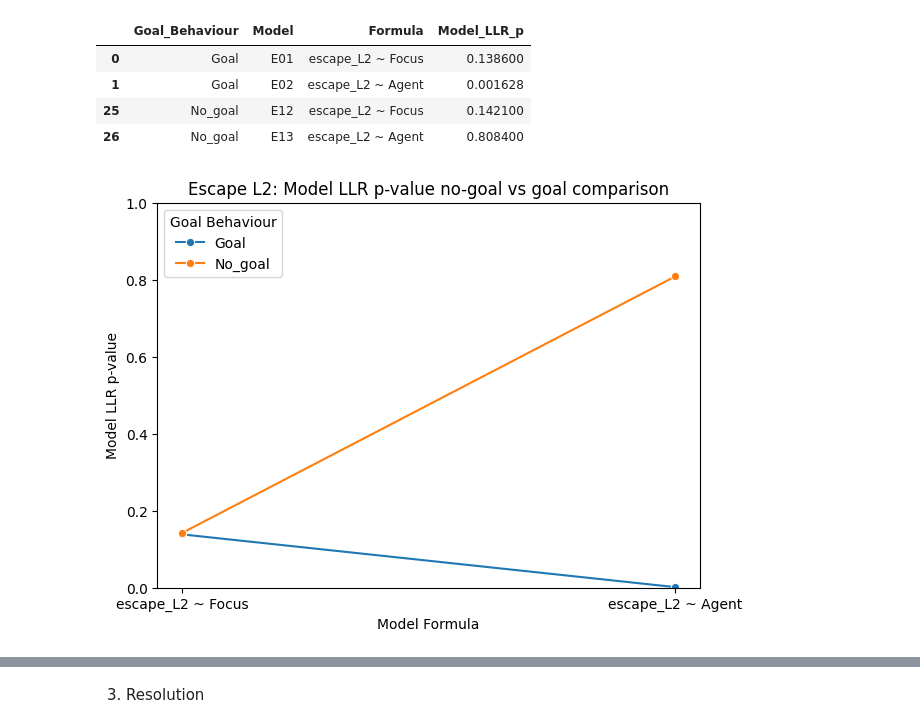
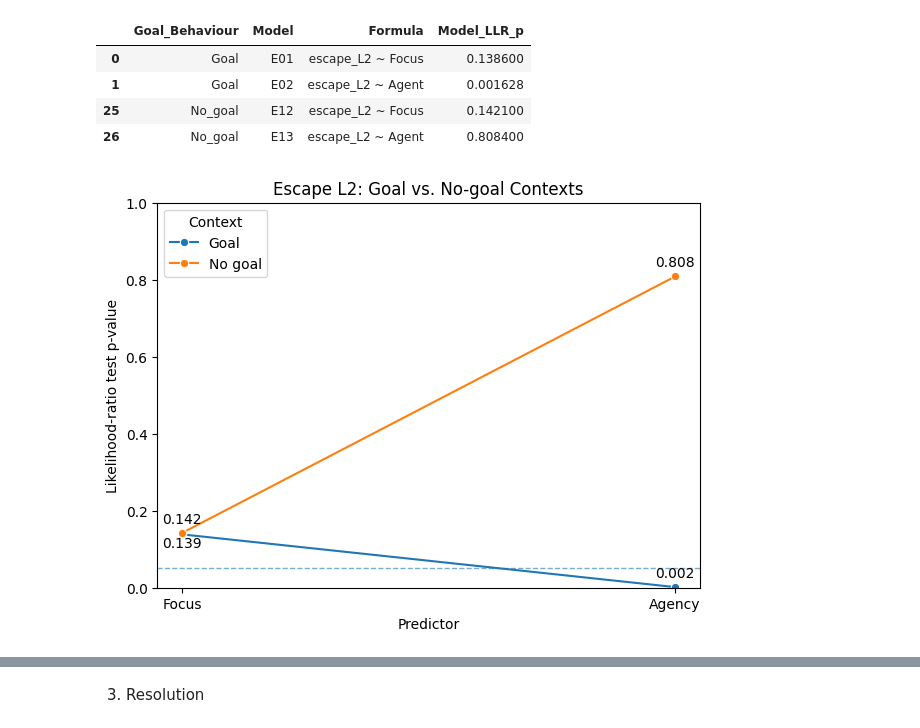
Before and after one commit to RoSoMu/counterfactual-desiderative-processing, a Jupyter notebook: notebooks/modeling/14_no_goal_behaviour_summary.ipynb, the cells around one changed output, grey strips where cells are left out. Drawn from its saved outputs; the diff is of its cells as text; code cells hidden in the pictures.

Commit message:
no-goal behaviour summary plots

```diff
--- a/notebooks/modeling/14_no_goal_behaviour_summary.ipynb
+++ b/notebooks/modeling/14_no_goal_behaviour_summary.ipynb
@@ -154,25 +161,60 @@ escape_data
 | 1 | Goal | E02 | escape_L2 ~ Agent | 0.001628 |
 | 25 | No_goal | E12 | escape_L2 ~ Focus | 0.142100 |
 | 26 | No_goal | E13 | escape_L2 ~ Agent | 0.808400 |
+# %%
+escape_data["Goal_Behaviour"] = escape_data["Goal_Behaviour"].replace({
+    "Goal": "Goal",
+    "No_goal": "No goal"
+})
 # %%
 plt.figure(figsize=(7, 5))
 
-sns.lineplot(
+ax = sns.lineplot(
     data=escape_data,
     x="Formula",
     y="Model_LLR_p",
     hue="Goal_Behaviour",
     marker="o"
 )
 
-plt.xticks([0, 1], ["escape_L2 ~ Focus", "escape_L2 ~ Agent"])
-plt.ylim(0, 1)
+ax.set_xticks([0, 1])
+ax.set_xticklabels(["Focus", "Agency"])
+ax.set_ylim(0, 1)
+ax.set_xlabel("Predictor")
+ax.set_ylabel("Likelihood-ratio test p-value")
+ax.set_title(
+    "Escape L2: Goal vs. No-goal Contexts"
+)
 
-plt.xlabel("Model Formula")
-plt.ylabel("Model LLR p-value")
-plt.title("Escape L2: Model LLR p-value no-goal vs goal comparison")
+ax.legend(
+    title="Context"
+)
 
-plt.legend(title="Goal Behaviour")
-plt.show()
+# Significance reference
+
+ax.axhline(
+    0.05,
+    linestyle="--",
+    linewidth=1,
+    alpha=0.6
+)
+
+# Add p-value labels
+
+for _, row in escape_data.iterrows():
+    x = 0 if "Focus" in row["Formula"] else 1
+    y = row["Model_LLR_p"]
+    if y < 0.05:
+        offset = 0.025
+    elif row["Goal_Behaviour"] == "No goal":
+        offset = 0.025
+    else:
+        offset = -0.035
+    ax.text(
+        x,
+        y + offset,
+        f"{y:.3f}",
+        ha="center"
+    )
 # %% [output]
-[figure, old version]
+[figure, new version]
```
Also changed, not shown: parts of 17 cells of this notebook.
